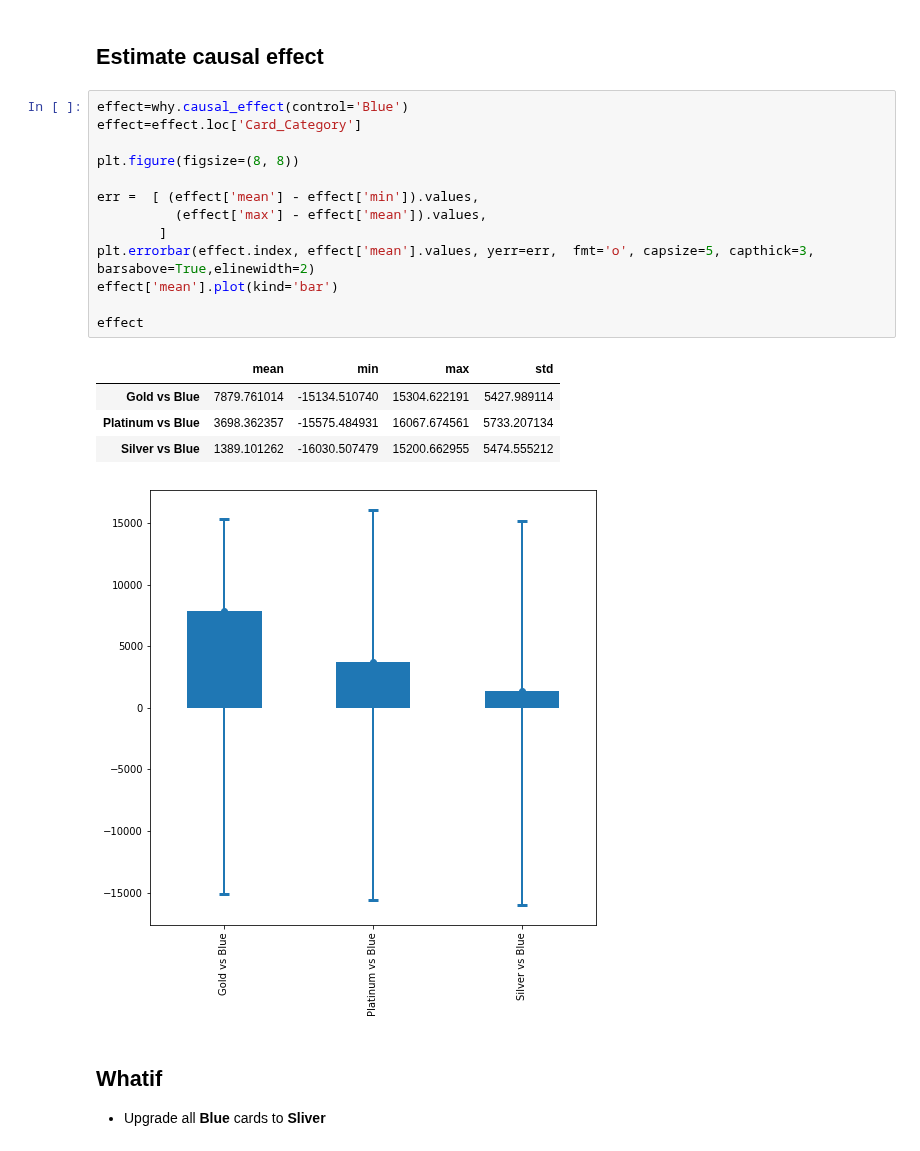
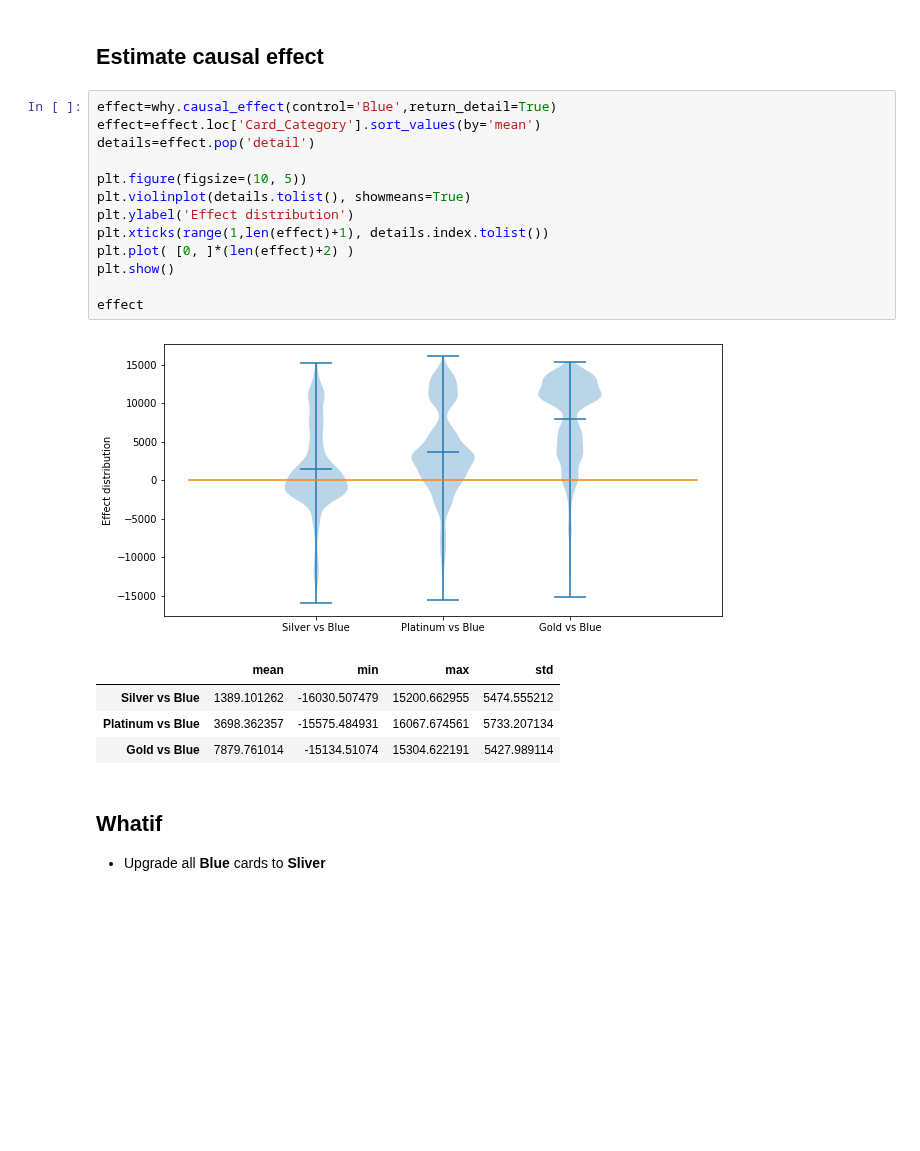
Before and after one commit to DataCanvasIO/YLearn, a Jupyter notebook: example_usages/case_study_bank.ipynb, the cells around one changed output. Saved outputs shown, nothing was run; the diff lists cells and outputs as text; blank space fills up the shorter version.

```diff
--- a/example_usages/case_study_bank.ipynb
+++ b/example_usages/case_study_bank.ipynb
@@ -108,24 +107,24 @@ why.plot_causal_graph()
 # %% [markdown]
 ## Estimate causal effect
 # %%
-effect=why.causal_effect(control='Blue')
-effect=effect.loc['Card_Category']
+effect=why.causal_effect(control='Blue',return_detail=True)
+effect=effect.loc['Card_Category'].sort_values(by='mean')
+details=effect.pop('detail')
 
-plt.figure(figsize=(8, 8))
-
-err =  [ (effect['mean'] - effect['min']).values,
-          (effect['max'] - effect['mean']).values,
-        ]
-plt.errorbar(effect.index, effect['mean'].values, yerr=err,  fmt='o', capsize=5, capthick=3, barsabove=True,elinewidth=2)
-effect['mean'].plot(kind='bar')
+plt.figure(figsize=(10, 5))
+plt.violinplot(details.tolist(), showmeans=True)
+plt.ylabel('Effect distribution')
+plt.xticks(range(1,len(effect)+1), details.index.tolist())
+plt.plot( [0, ]*(len(effect)+2) )
+plt.show()
 
 effect
 # %% [output]
+[figure, new version]
 |  | mean | min | max | std |
-| Gold vs Blue | 7879.761014 | -15134.510740 | 15304.622191 | 5427.989114 |
+| Silver vs Blue | 1389.101262 | -16030.507479 | 15200.662955 | 5474.555212 |
 | Platinum vs Blue | 3698.362357 | -15575.484931 | 16067.674561 | 5733.207134 |
-| Silver vs Blue | 1389.101262 | -16030.507479 | 15200.662955 | 5474.555212 |
+| Gold vs Blue | 7879.761014 | -15134.51074 | 15304.622191 | 5427.989114 |
-[figure, old version]
 # %% [markdown]
 ## Whatif
 
```
Also changed, not shown: parts of 5 cells of this notebook.
